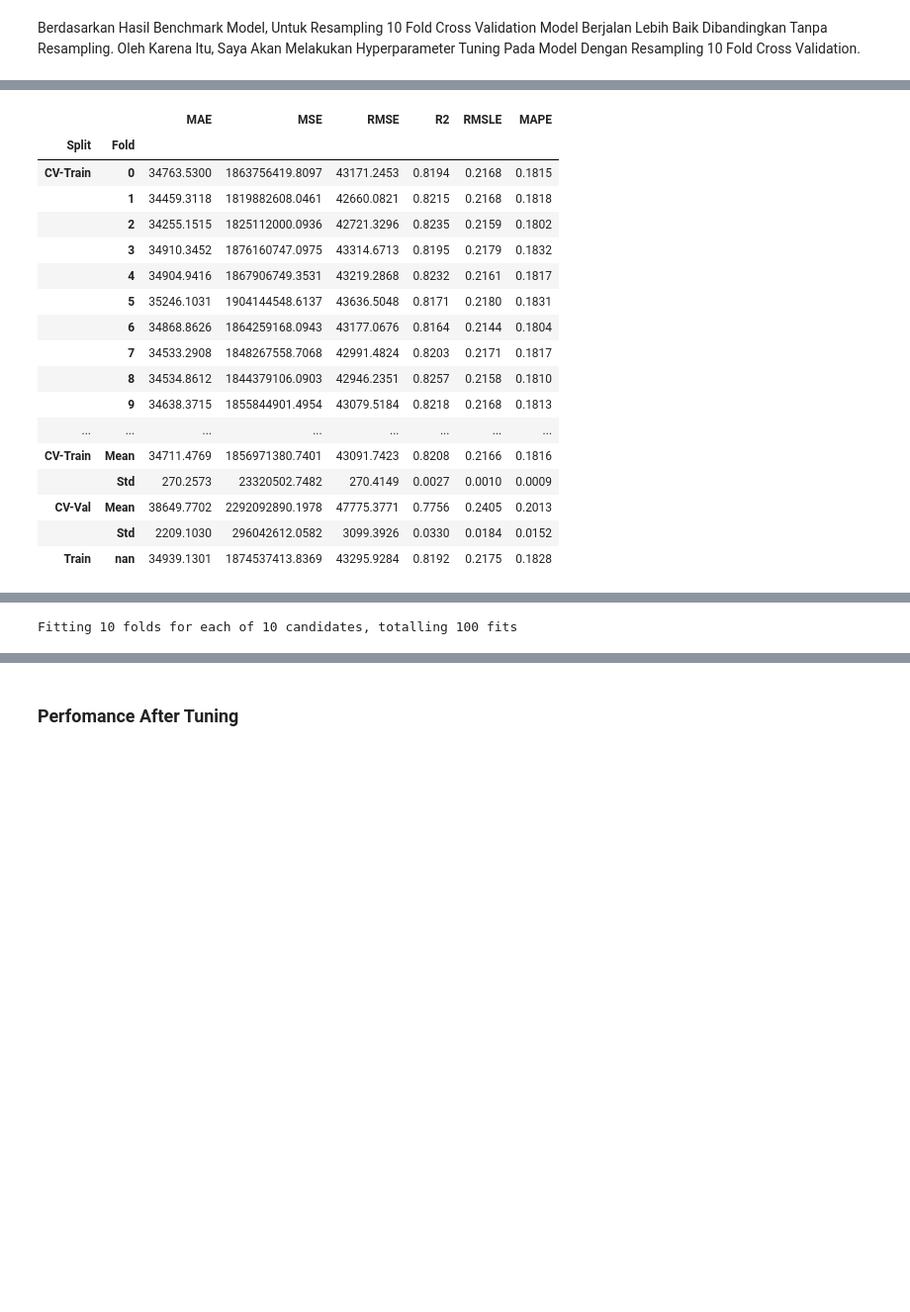
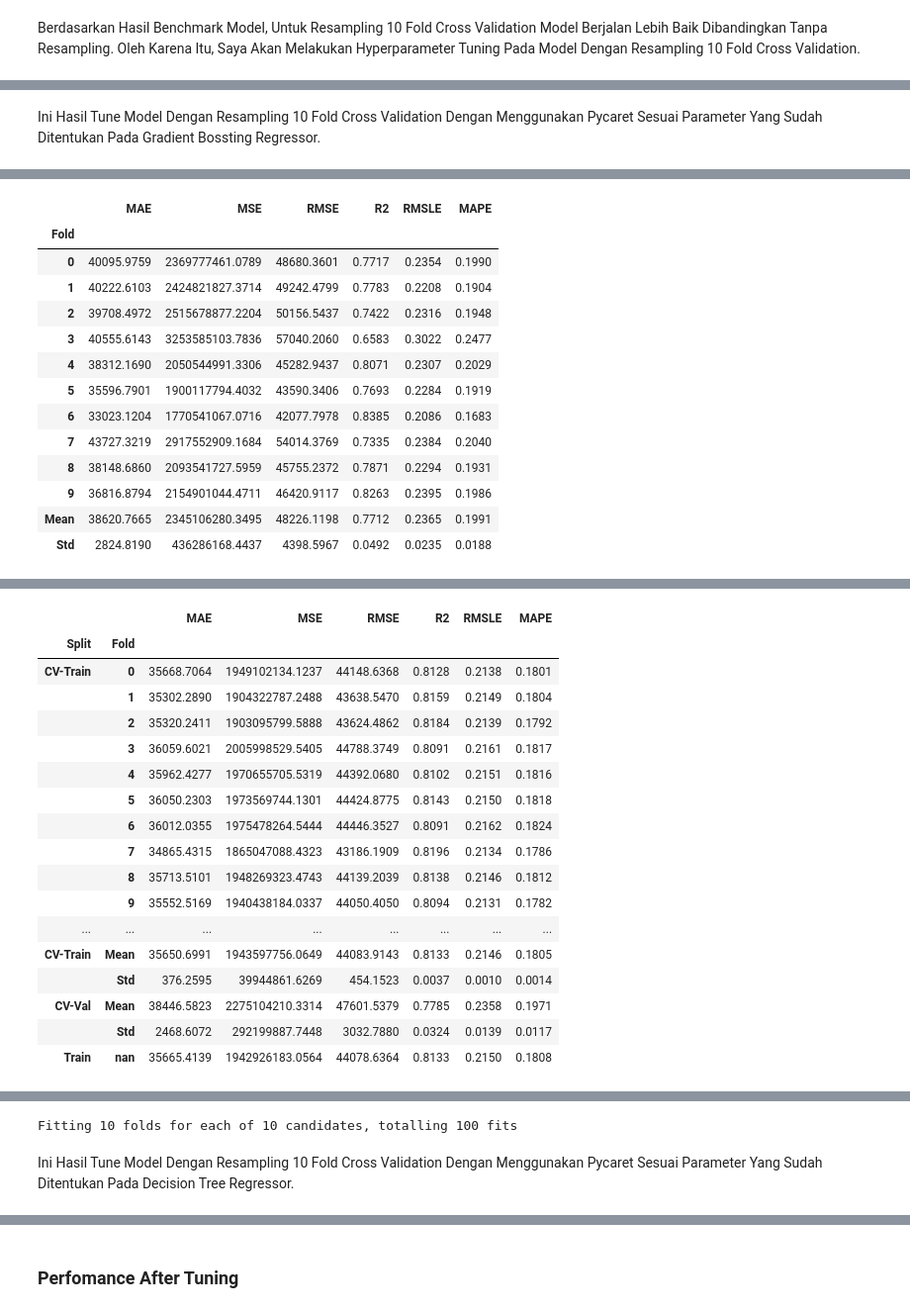
Before and after one commit to davidinations/ApartmentPricePredictions, a Jupyter notebook: Notebook/Modeling.ipynb, the cells around one changed output, grey strips where cells are left out. Shown at 99% size. Saved outputs shown, nothing was run; the diff lists cells and outputs as text; code cells hidden in the pictures; blank space fills up the shorter version.

```diff
--- a/Notebook/Modeling.ipynb
+++ b/Notebook/Modeling.ipynb
@@ -482,39 +391,37 @@ Original model was better than the tuned model, hence it will be returned. NOTE:
+# %% [markdown]
+Ini Hasil Tune Model Dengan Resampling 10 Fold Cross Validation Dengan Menggunakan Pycaret Sesuai Parameter Yang Sudah Ditentukan Pada Gradient Bossting Regressor.
 # %%
 hyperparam_dt = {
     'max_depth': [8, 9, 10],
     'min_samples_split': [1, 2, 3],
     'min_samples_leaf': [1, 2, 3],
     'max_features': ['auto', 'sqrt', 'log2', None]
 }
 
 tuned_dt = tune_model(
-                        estimator=dt_sampling,
+                        estimator=create_model('dt'),
                         custom_grid=hyperparam_dt,
                         optimize='mape',
                         search_library='scikit-learn',
                         search_algorithm='random',
                         choose_better=True,
                         return_train_score=True,
                         verbose=True,
         )
 # %% [output]
 [interactive output not drawn]
-|  |  | MAE | MSE | RMSE | R2 | RMSLE | MAPE |
-| Split | Fold |  |  |  |  |  |  |
-| CV-Train | 0 | 34763.5300 | 1863756419.8097 | 43171.2453 | 0.8194 | 0.2168 | 0.1815 |
-|  | 1 | 34459.3118 | 1819882608.0461 | 42660.0821 | 0.8215 | 0.2168 | 0.1818 |
-|  | 2 | 34255.1515 | 1825112000.0936 | 42721.3296 | 0.8235 | 0.2159 | 0.1802 |
-|  | 3 | 34910.3452 | 1876160747.0975 | 43314.6713 | 0.8195 | 0.2179 | 0.1832 |
-|  | 4 | 34904.9416 | 1867906749.3531 | 43219.2868 | 0.8232 | 0.2161 | 0.1817 |
-|  | 5 | 35246.1031 | 1904144548.6137 | 43636.5048 | 0.8171 | 0.2180 | 0.1831 |
-|  | 6 | 34868.8626 | 1864259168.0943 | 43177.0676 | 0.8164 | 0.2144 | 0.1804 |
-|  | 7 | 34533.2908 | 1848267558.7068 | 42991.4824 | 0.8203 | 0.2171 | 0.1817 |
-|  | 8 | 34534.8612 | 1844379106.0903 | 42946.2351 | 0.8257 | 0.2158 | 0.1810 |
-|  | 9 | 34638.3715 | 1855844901.4954 | 43079.5184 | 0.8218 | 0.2168 | 0.1813 |
-| ... | ... | ... | ... | ... | ... | ... | ... |
-| CV-Train | Mean | 34711.4769 | 1856971380.7401 | 43091.7423 | 0.8208 | 0.2166 | 0.1816 |
-|  | Std | 270.2573 | 23320502.7482 | 270.4149 | 0.0027 | 0.0010 | 0.0009 |
-| CV-Val | Mean | 38649.7702 | 2292092890.1978 | 47775.3771 | 0.7756 | 0.2405 | 0.2013 |
-|  | Std | 2209.1030 | 296042612.0582 | 3099.3926 | 0.0330 | 0.0184 | 0.0152 |
-| Train | nan | 34939.1301 | 1874537413.8369 | 43295.9284 | 0.8192 | 0.2175 | 0.1828 |
+|  | MAE | MSE | RMSE | R2 | RMSLE | MAPE |
+| Fold |  |  |  |  |  |  |
+| 0 | 40095.9759 | 2369777461.0789 | 48680.3601 | 0.7717 | 0.2354 | 0.1990 |
+| 1 | 40222.6103 | 2424821827.3714 | 49242.4799 | 0.7783 | 0.2208 | 0.1904 |
+| 2 | 39708.4972 | 2515678877.2204 | 50156.5437 | 0.7422 | 0.2316 | 0.1948 |
+| 3 | 40555.6143 | 3253585103.7836 | 57040.2060 | 0.6583 | 0.3022 | 0.2477 |
+| 4 | 38312.1690 | 2050544991.3306 | 45282.9437 | 0.8071 | 0.2307 | 0.2029 |
+| 5 | 35596.7901 | 1900117794.4032 | 43590.3406 | 0.7693 | 0.2284 | 0.1919 |
+| 6 | 33023.1204 | 1770541067.0716 | 42077.7978 | 0.8385 | 0.2086 | 0.1683 |
+| 7 | 43727.3219 | 2917552909.1684 | 54014.3769 | 0.7335 | 0.2384 | 0.2040 |
+| 8 | 38148.6860 | 2093541727.5959 | 45755.2372 | 0.7871 | 0.2294 | 0.1931 |
+| 9 | 36816.8794 | 2154901044.4711 | 46420.9117 | 0.8263 | 0.2395 | 0.1986 |
+| Mean | 38620.7665 | 2345106280.3495 | 48226.1198 | 0.7712 | 0.2365 | 0.1991 |
+| Std | 2824.8190 | 436286168.4437 | 4398.5967 | 0.0492 | 0.0235 | 0.0188 |
 [interactive output not drawn]
@@ -520,0 +429,18 @@ tuned_dt = tune_model(
+|  |  | MAE | MSE | RMSE | R2 | RMSLE | MAPE |
+| Split | Fold |  |  |  |  |  |  |
+| CV-Train | 0 | 35668.7064 | 1949102134.1237 | 44148.6368 | 0.8128 | 0.2138 | 0.1801 |
+|  | 1 | 35302.2890 | 1904322787.2488 | 43638.5470 | 0.8159 | 0.2149 | 0.1804 |
+|  | 2 | 35320.2411 | 1903095799.5888 | 43624.4862 | 0.8184 | 0.2139 | 0.1792 |
+|  | 3 | 36059.6021 | 2005998529.5405 | 44788.3749 | 0.8091 | 0.2161 | 0.1817 |
+|  | 4 | 35962.4277 | 1970655705.5319 | 44392.0680 | 0.8102 | 0.2151 | 0.1816 |
+|  | 5 | 36050.2303 | 1973569744.1301 | 44424.8775 | 0.8143 | 0.2150 | 0.1818 |
+|  | 6 | 36012.0355 | 1975478264.5444 | 44446.3527 | 0.8091 | 0.2162 | 0.1824 |
+|  | 7 | 34865.4315 | 1865047088.4323 | 43186.1909 | 0.8196 | 0.2134 | 0.1786 |
+|  | 8 | 35713.5101 | 1948269323.4743 | 44139.2039 | 0.8138 | 0.2146 | 0.1812 |
+|  | 9 | 35552.5169 | 1940438184.0337 | 44050.4050 | 0.8094 | 0.2131 | 0.1782 |
+| ... | ... | ... | ... | ... | ... | ... | ... |
+| CV-Train | Mean | 35650.6991 | 1943597756.0649 | 44083.9143 | 0.8133 | 0.2146 | 0.1805 |
+|  | Std | 376.2595 | 39944861.6269 | 454.1523 | 0.0037 | 0.0010 | 0.0014 |
+| CV-Val | Mean | 38446.5823 | 2275104210.3314 | 47601.5379 | 0.7785 | 0.2358 | 0.1971 |
+|  | Std | 2468.6072 | 292199887.7448 | 3032.7880 | 0.0324 | 0.0139 | 0.0117 |
+| Train | nan | 35665.4139 | 1942926183.0564 | 44078.6364 | 0.8133 | 0.2150 | 0.1808 |
@@ -521,4 +448,6 @@ tuned_dt = tune_model(
 Fitting 10 folds for each of 10 candidates, totalling 100 fits
+# %% [markdown]
+Ini Hasil Tune Model Dengan Resampling 10 Fold Cross Validation Dengan Menggunakan Pycaret Sesuai Parameter Yang Sudah Ditentukan Pada Decision Tree Regressor.
 # %%
 hyperparam_rf = {
     'n_estimators': linspace(50, 300, 10, dtype=int),
```
Also changed, not shown: parts of 83 cells of this notebook, 9 other files.
